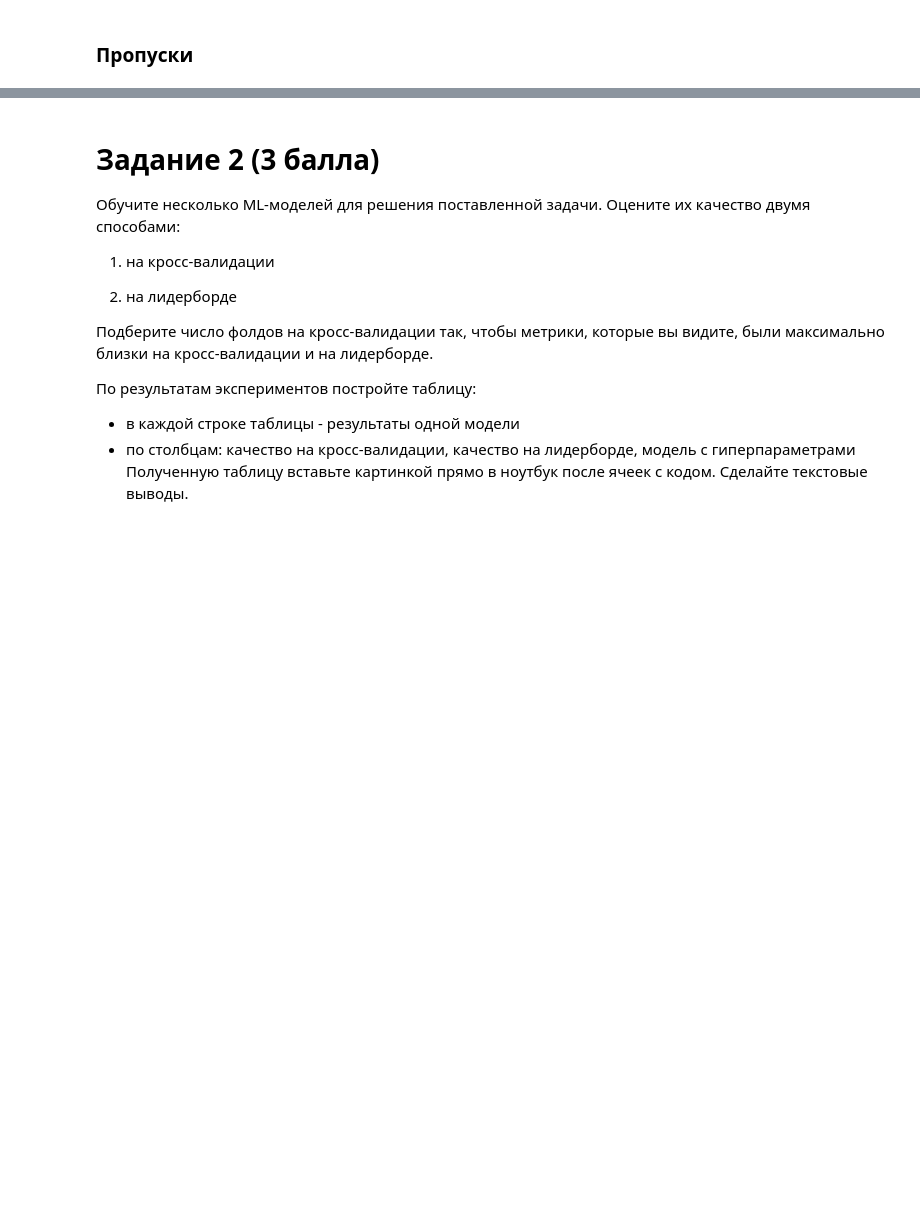
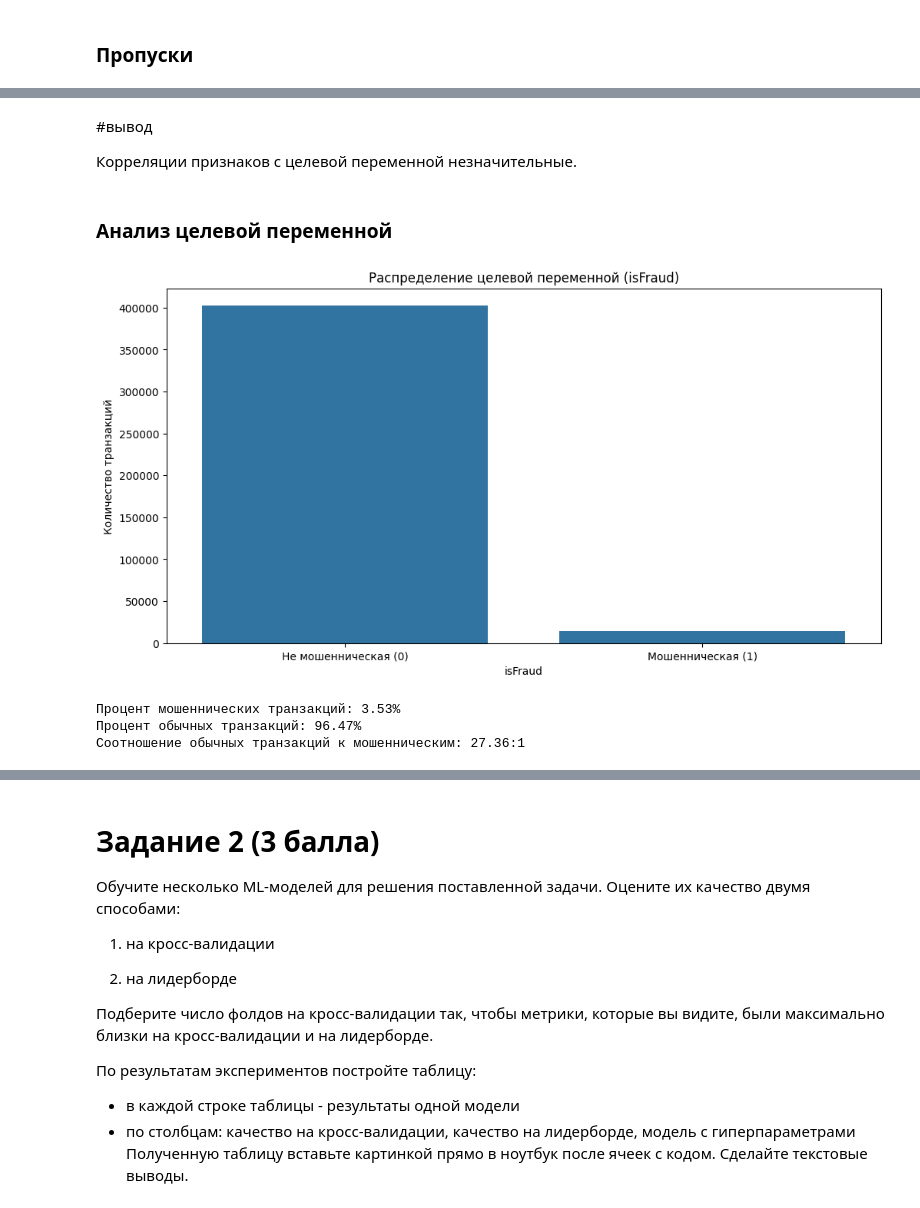
Before and after one commit to psaw/hse-ai24-ml, a Jupyter notebook: hw-7/ML_AI24_HT7.ipynb, the cells around one changed output, grey strips where cells are left out. Saved outputs shown, nothing was run; the diff lists cells and outputs as text; code cells hidden in the pictures; blank space fills up the shorter version.

```diff
--- a/hw-7/ML_AI24_HT7.ipynb
+++ b/hw-7/ML_AI24_HT7.ipynb
@@ -234,0 +357,28 @@ missing_values[missing_values > 0].count()
+# %% [markdown]
+#вывод
+
+Корреляции признаков с целевой переменной незначительные.
+# %% [markdown]
+### Анализ целевой переменной
+# %%
+# Анализ распределения целевой переменной
+plt.figure(figsize=(12, 6))
+sns.countplot(x=y_train)
+plt.title('Распределение целевой переменной (isFraud)')
+plt.xlabel('isFraud')
+plt.ylabel('Количество транзакций')
+plt.xticks([0, 1], ['Не мошенническая (0)', 'Мошенническая (1)'])
+plt.show()
+
+# Вычисляем процентное соотношение классов
+fraud_percentage = y_train.mean() * 100
+non_fraud_percentage = 100 - fraud_percentage
+
+print(f"Процент мошеннических транзакций: {fraud_percentage:.2f}%")
+print(f"Процент обычных транзакций: {non_fraud_percentage:.2f}%")
+print(f"Соотношение обычных транзакций к мошенническим: {non_fraud_percentage/fraud_percentage:.2f}:1")
+# %% [output]
+[figure, added]
+Процент мошеннических транзакций: 3.53%
+Процент обычных транзакций: 96.47%
+Соотношение обычных транзакций к мошенническим: 27.36:1
```
Also changed, not shown: parts of 33 cells of this notebook.
